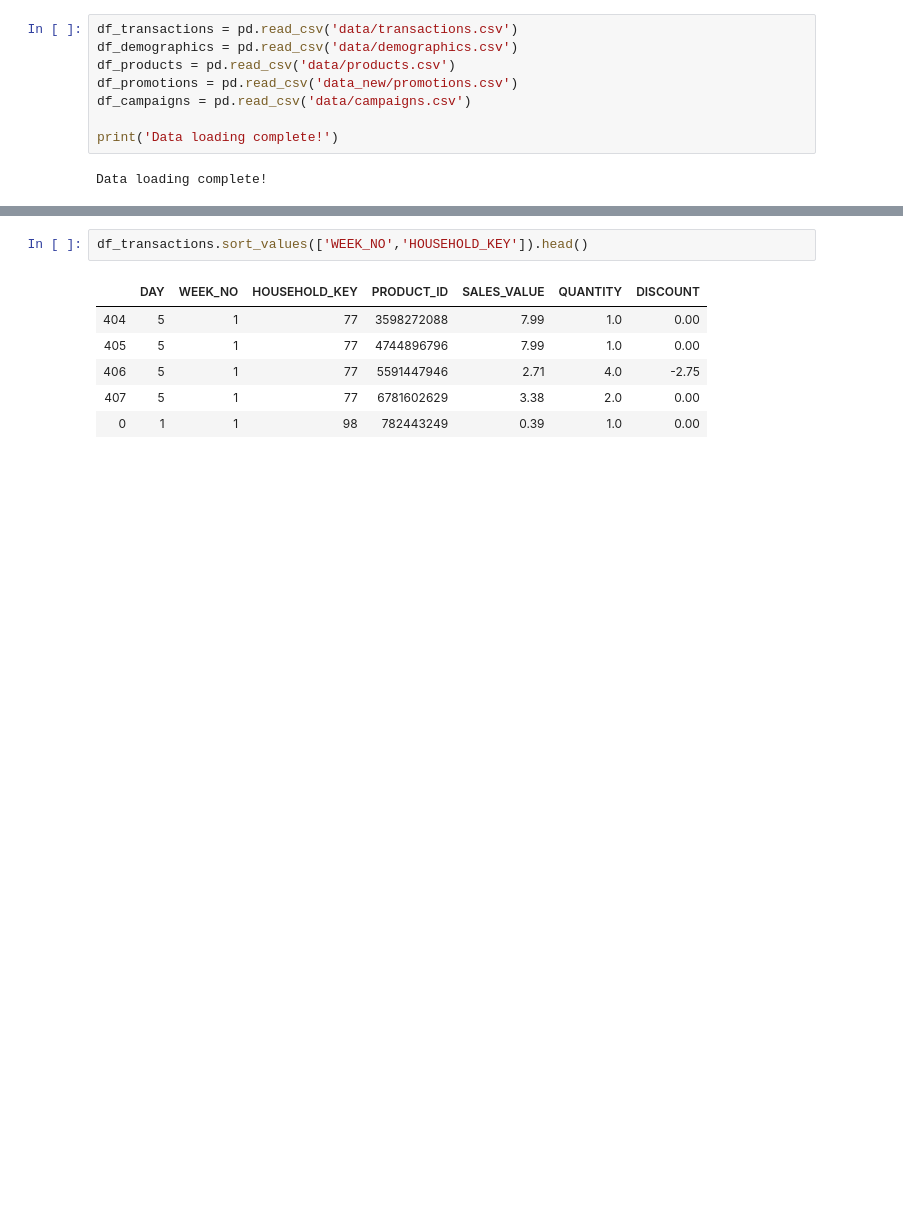
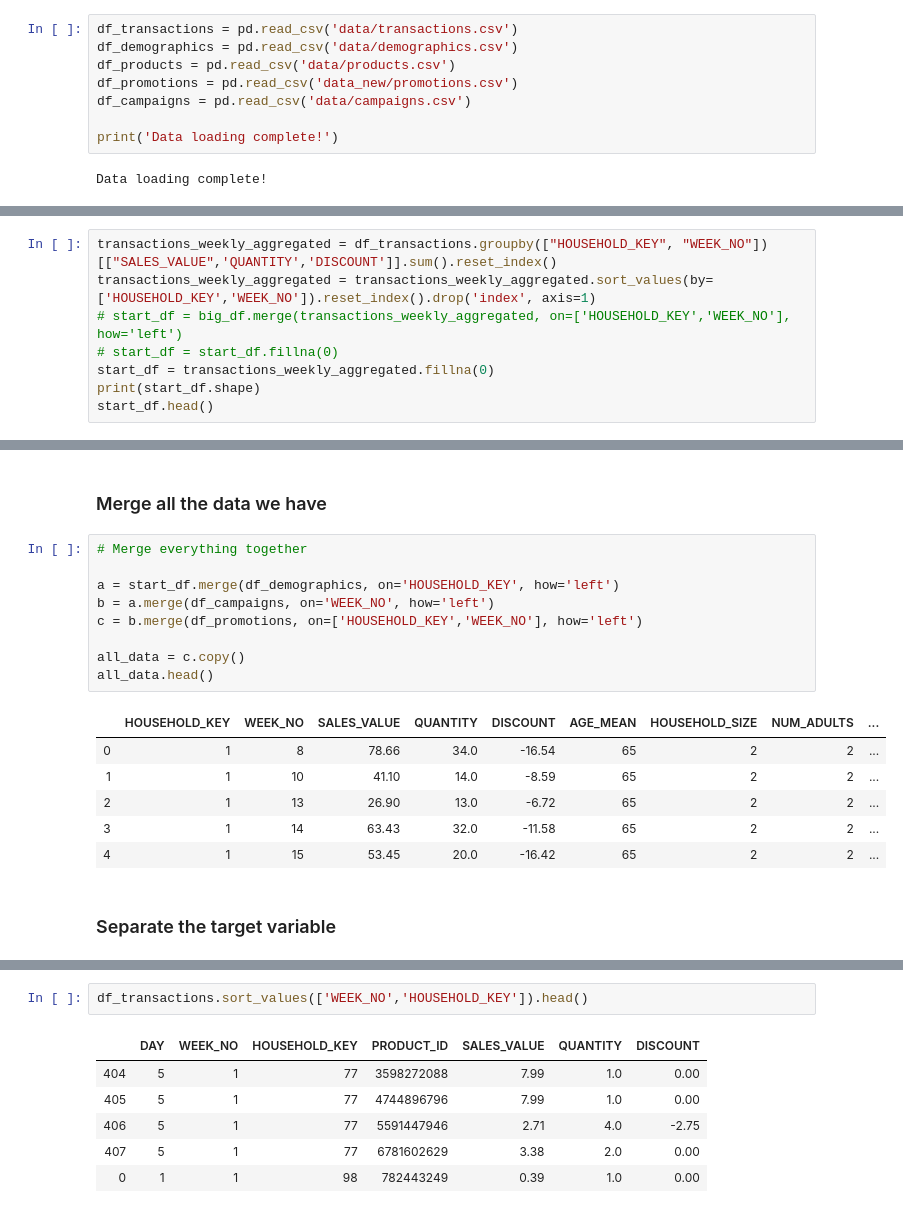
Before and after one commit to robmoratore/ShellDnA, a Jupyter notebook: DnA 2.0/cleaned main notebook.ipynb, the cells around one changed output, grey strips where cells are left out. Drawn from its saved outputs; the diff is of its cells as text; blank space fills up the shorter version.

```diff
--- a/DnA 2.0/cleaned main notebook.ipynb
+++ b/DnA 2.0/cleaned main notebook.ipynb
@@ -290,0 +316,8 @@ Data loading complete!
+# %%
+transactions_weekly_aggregated = df_transactions.groupby(["HOUSEHOLD_KEY", "WEEK_NO"])[["SALES_VALUE",'QUANTITY','DISCOUNT']].sum().reset_index()
+transactions_weekly_aggregated = transactions_weekly_aggregated.sort_values(by=['HOUSEHOLD_KEY','WEEK_NO']).reset_index().drop('index', axis=1)
+# start_df = big_df.merge(transactions_weekly_aggregated, on=['HOUSEHOLD_KEY','WEEK_NO'], how='left')
+# start_df = start_df.fillna(0)
+start_df = transactions_weekly_aggregated.fillna(0)
+print(start_df.shape)
+start_df.head()
@@ -290,0 +332,20 @@ Data loading complete!
+# %% [markdown]
+<h3> Merge all the data we have </h3>
+# %%
+# Merge everything together
+
+a = start_df.merge(df_demographics, on='HOUSEHOLD_KEY', how='left')
+b = a.merge(df_campaigns, on='WEEK_NO', how='left')
+c = b.merge(df_promotions, on=['HOUSEHOLD_KEY','WEEK_NO'], how='left')
+
+all_data = c.copy()
+all_data.head()
+# %% [output]
+|  | HOUSEHOLD_KEY | WEEK_NO | SALES_VALUE | QUANTITY | DISCOUNT | AGE_MEAN | HOUSEHOLD_SIZE | NUM_ADULTS | ... |
+| 0 | 1 | 8 | 78.66 | 34.0 | -16.54 | 65 | 2 | 2 | ... |
+| 1 | 1 | 10 | 41.10 | 14.0 | -8.59 | 65 | 2 | 2 | ... |
+| 2 | 1 | 13 | 26.90 | 13.0 | -6.72 | 65 | 2 | 2 | ... |
+| 3 | 1 | 14 | 63.43 | 32.0 | -11.58 | 65 | 2 | 2 | ... |
+| 4 | 1 | 15 | 53.45 | 20.0 | -16.42 | 65 | 2 | 2 | ... |
+# %% [markdown]
+<h3> Separate the target variable </h3>
```
Also changed, not shown: parts of 103 cells of this notebook.
